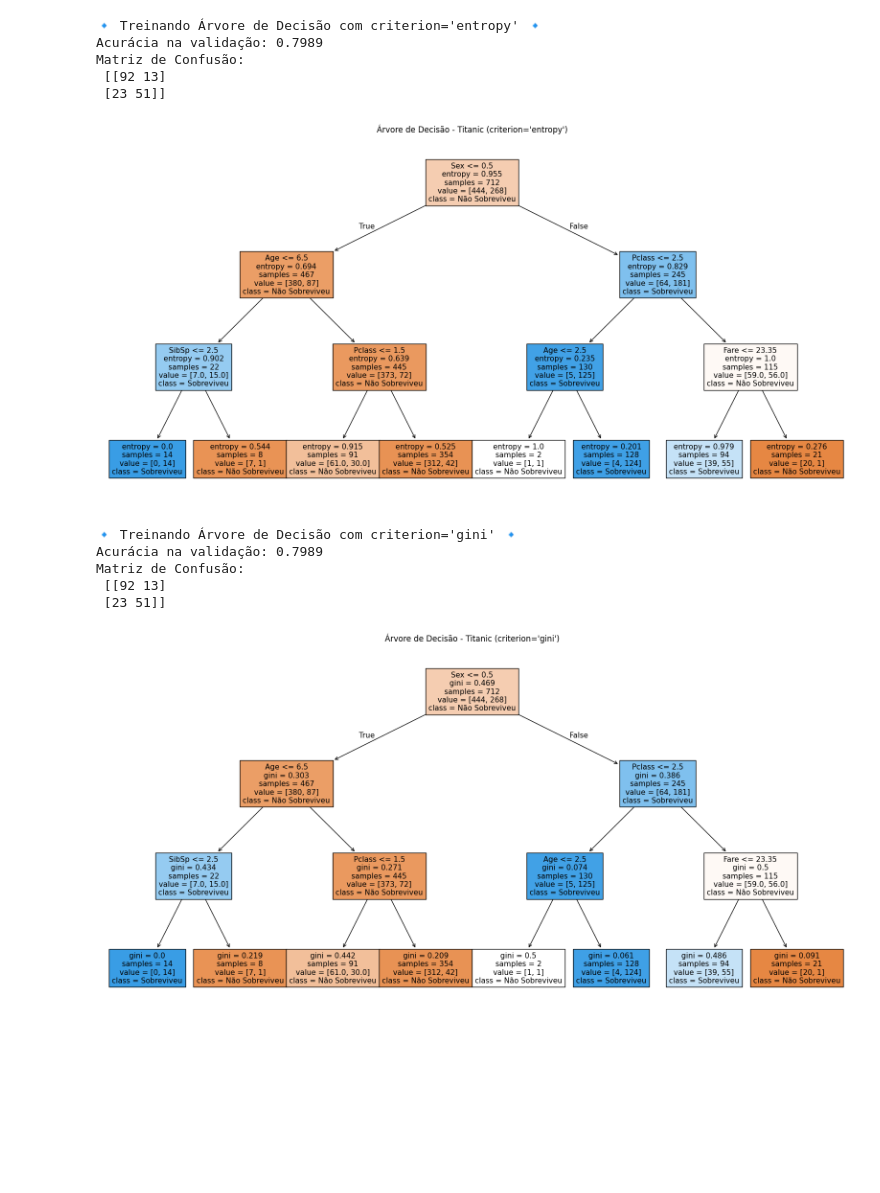
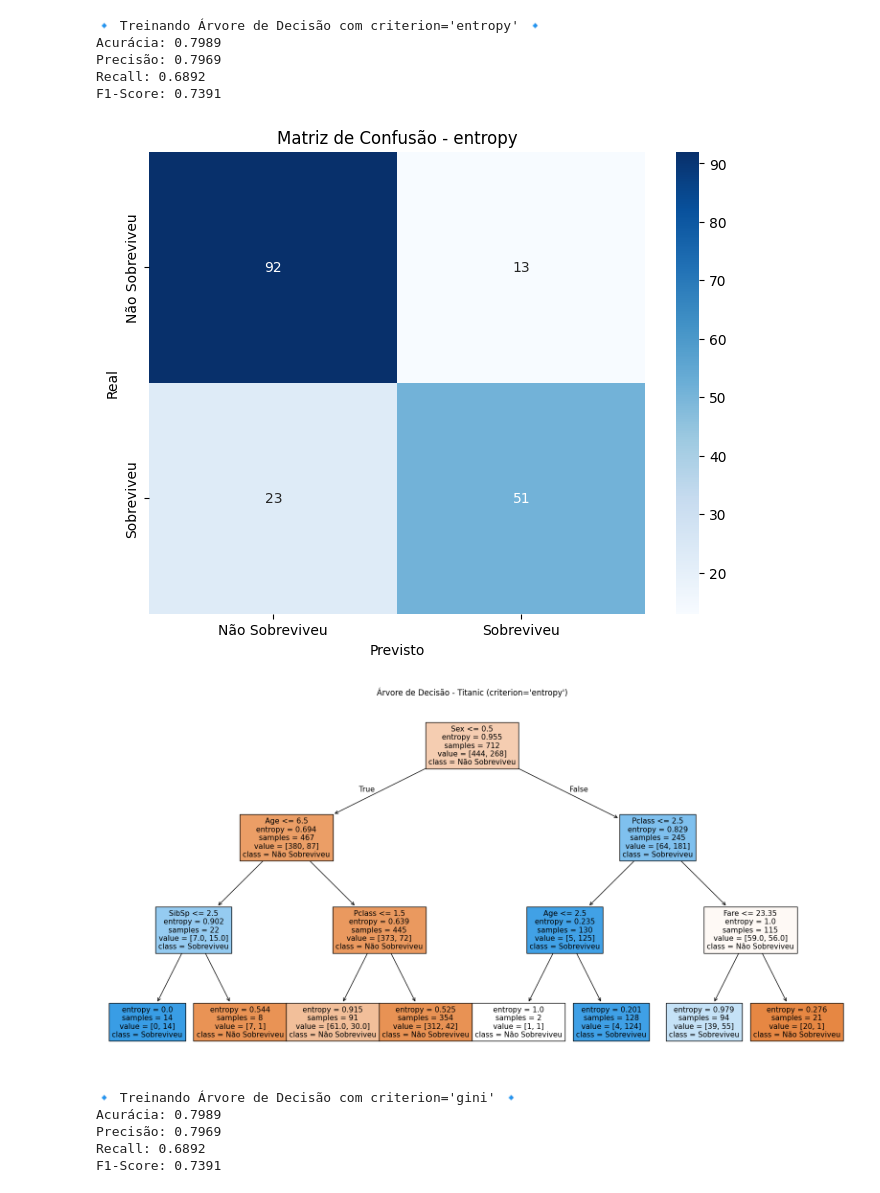
Before and after one commit to acmachado48/IA, a Jupyter notebook: Lista 3/Q1.ipynb, the cells around one changed output. Saved outputs shown, nothing was run; the diff lists cells and outputs as text; code cells hidden in the pictures; blank space fills up the shorter version.

```diff
--- a/Lista 3/Q1.ipynb
+++ b/Lista 3/Q1.ipynb
@@ -1,12 +1,12 @@
 # %%
-# Importação das bibliotecas necessárias
 import os
 import pandas as pd
 import numpy as np
 import matplotlib.pyplot as plt
+import seaborn as sns
 from sklearn.tree import DecisionTreeClassifier, plot_tree
 from sklearn.model_selection import train_test_split
-from sklearn.metrics import accuracy_score, confusion_matrix
+from sklearn.metrics import accuracy_score, confusion_matrix, precision_score, recall_score, f1_score
 
 
 # 1. Leitura dos Dados
@@ -14,10 +14,14 @@ train_df = pd.read_csv("train.csv")
 test_df = pd.read_csv("test.csv")
 
 # 2. Pré-processamento dos Dados
-train_df.loc[:, "Age"] = train_df["Age"].fillna(train_df["Age"].median())
-test_df.loc[:, "Age"] = test_df["Age"].fillna(test_df["Age"].median())
-test_df.loc[:, "Fare"] = test_df["Fare"].fillna(test_df["Fare"].median())
-train_df.loc[:, "Embarked"] = train_df["Embarked"].fillna(train_df["Embarked"].mode()[0])
+train_df = train_df.copy()
+test_df = test_df.copy()
+
+# Preenchendo valores nulos sem 'inplace'
+train_df["Age"] = train_df["Age"].fillna(train_df["Age"].median())
+test_df["Age"] = test_df["Age"].fillna(test_df["Age"].median())
+test_df["Fare"] = test_df["Fare"].fillna(test_df["Fare"].median())
+train_df["Embarked"] = train_df["Embarked"].fillna(train_df["Embarked"].mode()[0])
 
 # Conversão de variáveis categóricas
 train_df["Sex"] = train_df["Sex"].map({"male": 0, "female": 1})
@@ -25,6 +29,7 @@ test_df["Sex"] = test_df["Sex"].map({"male": 0, "female": 1})
 embarked_mapping = {"S": 0, "C": 1, "Q": 2}
 train_df["Embarked"] = train_df["Embarked"].map(embarked_mapping)
 test_df["Embarked"] = test_df["Embarked"].map(embarked_mapping)
+
 
 # Seleção de variáveis
 features = ["Pclass", "Sex", "Age", "SibSp", "Parch", "Fare", "Embarked"]
@@ -40,45 +45,60 @@ def train_and_evaluate(criterion):
 
     # Treinamento do modelo
     clf = DecisionTreeClassifier(criterion=criterion, max_depth=3, random_state=42)
     clf.fit(X_train, y_train)
 
     # Avaliação do modelo
     y_val_pred = clf.predict(X_val)
     acc = accuracy_score(y_val, y_val_pred)
+    prec = precision_score(y_val, y_val_pred)
+    rec = recall_score(y_val, y_val_pred)
+    f1 = f1_score(y_val, y_val_pred)
     cm = confusion_matrix(y_val, y_val_pred)
 
-    print(f"Acurácia na validação: {acc:.4f}")
-    print("Matriz de Confusão:\n", cm)
+    print(f"Acurácia: {acc:.4f}")
+    print(f"Precisão: {prec:.4f}")
+    print(f"Recall: {rec:.4f}")
+    print(f"F1-Score: {f1:.4f}")
 
-    # Visualização da árvore
+
+    # Salva a matriz de confusão
+    plt.figure(figsize=(8, 6))
+    sns.heatmap(cm, annot=True, fmt='d', cmap='Blues', xticklabels=["Não Sobreviveu", "Sobreviveu"], yticklabels=["Não Sobreviveu", "Sobreviveu"])
+    plt.xlabel('Previsto')
+    plt.ylabel('Real')
+    plt.title(f'Matriz de Confusão - {criterion}')
+    plt.savefig(f"matriz_confusao_{criterion}.png", dpi=300)
+    plt.show()
+
+    # Visualização da árvore de decisão
     plt.figure(figsize=(20, 10))
     plot_tree(clf, feature_names=features, class_names=["Não Sobreviveu", "Sobreviveu"], filled=True)
     plt.title(f"Árvore de Decisão - Titanic (criterion='{criterion}')")
     plt.show()
 
     return clf
 
-# Treinamento e visualização para Entropy e Gini
+# Treinamento e avaliação para 'entropy' e 'gini'
 clf_entropy = train_and_evaluate("entropy")
 clf_gini = train_and_evaluate("gini")
 
 # Predição no conjunto de teste usando o modelo com 'entropy'
 test_pred = clf_entropy.predict(test_df[features])
 
 # Criação do arquivo de submissão
 submission = pd.DataFrame({"PassengerId": test_df["PassengerId"], "Survived": test_pred})
 submission.to_csv("submission_entropy.csv", index=False)
 print("\n✅ Arquivo de submissão gerado: submission_entropy.csv")
 # %% [output]
 🔹 Treinando Árvore de Decisão com criterion='entropy' 🔹
-Acurácia na validação: 0.7989
-Matriz de Confusão:
- [[92 13]
- [23 51]]
+Acurácia: 0.7989
+Precisão: 0.7969
+Recall: 0.6892
+F1-Score: 0.7391
-[figure, old version]
+[figure, new version]
+[figure, new version]
 🔹 Treinando Árvore de Decisão com criterion='gini' 🔹
-Acurácia na validação: 0.7989
-Matriz de Confusão:
- [[92 13]
- [23 51]]
+Acurácia: 0.7989
+Precisão: 0.7969
+Recall: 0.6892
+F1-Score: 0.7391
-[figure, old version]
```
Also changed, not shown: parts of 1 cell of this notebook, 5 other files.
